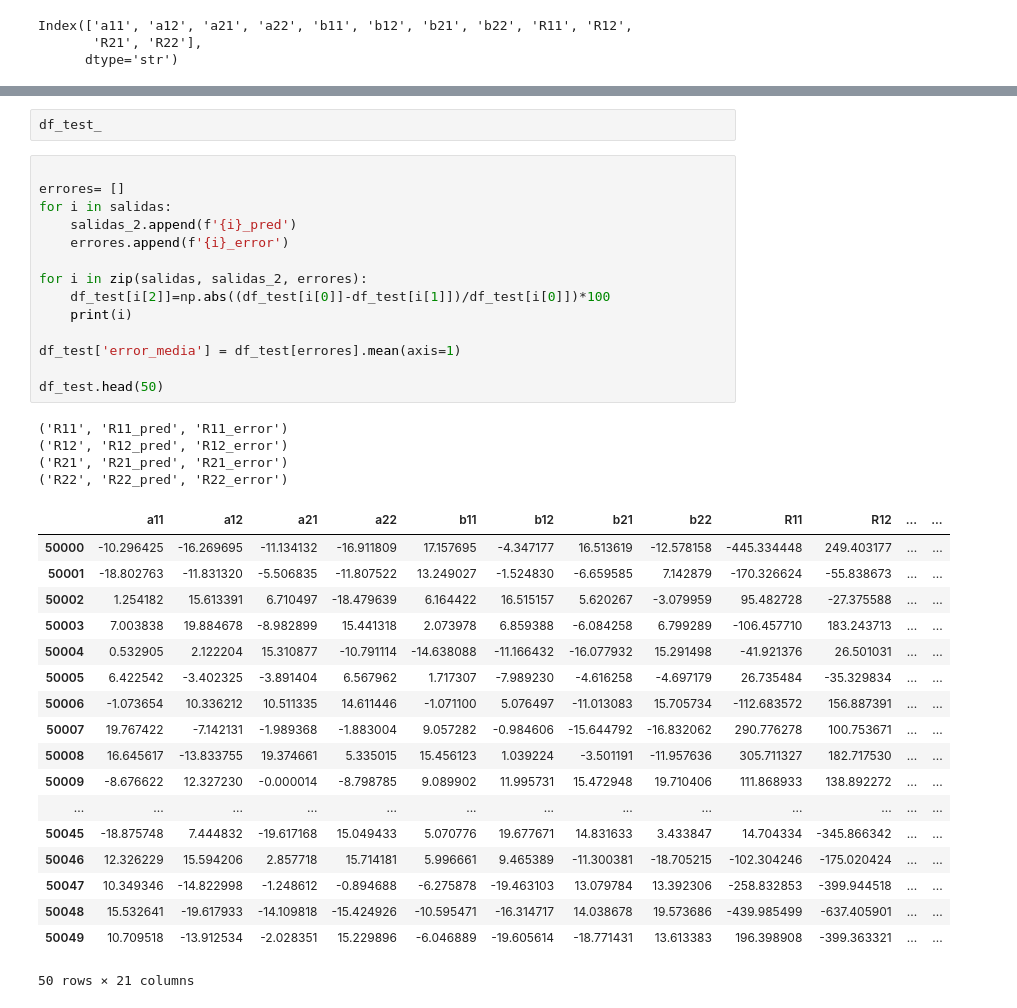
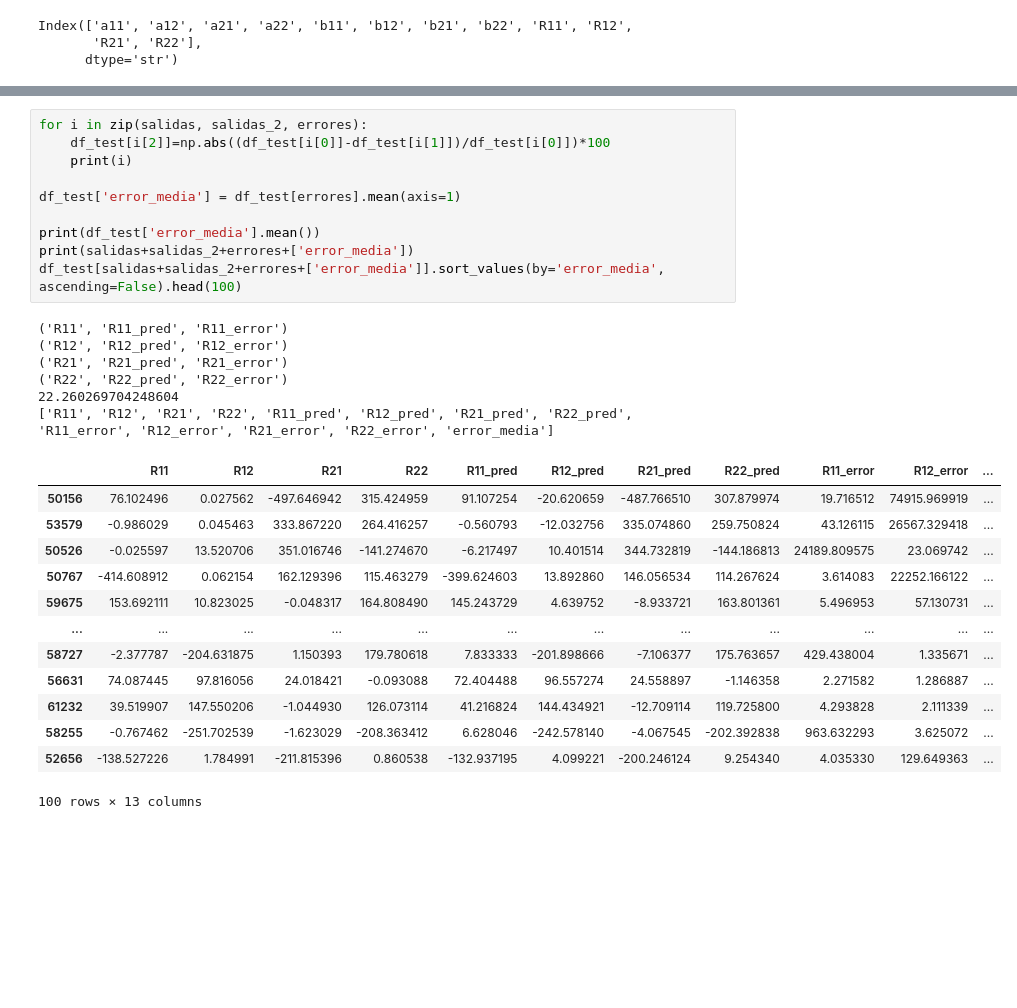
Before and after one commit to JavierTovar19/IA_minibots_T6-machine_learning, a Jupyter notebook: Codigo/P1_matrix_multiplication.ipynb, the cells around one changed output, grey strips where cells are left out. Cells and saved outputs as stored; diff of their text form; blank space fills up the shorter version.

```diff
--- a/Codigo/P1_matrix_multiplication.ipynb
+++ b/Codigo/P1_matrix_multiplication.ipynb
@@ -151,39 +152,30 @@ clasificar_dataframe(df_test, red, entradas, salidas_2)
-# %%
-df_test_
 # %%
-
-errores= []
-for i in salidas:
-    salidas_2.append(f'{i}_pred')
-    errores.append(f'{i}_error')
-
 for i in zip(salidas, salidas_2, errores):
     df_test[i[2]]=np.abs((df_test[i[0]]-df_test[i[1]])/df_test[i[0]])*100
     print(i)
 
 df_test['error_media'] = df_test[errores].mean(axis=1)
 
-df_test.head(50)
+print(df_test['error_media'].mean())
+print(salidas+salidas_2+errores+['error_media'])
+df_test[salidas+salidas_2+errores+['error_media']].sort_values(by='error_media', ascending=False).head(100)
 # %% [output]
 ('R11', 'R11_pred', 'R11_error')
 ('R12', 'R12_pred', 'R12_error')
 ('R21', 'R21_pred', 'R21_error')
 ('R22', 'R22_pred', 'R22_error')
+22.260269704248604
+['R11', 'R12', 'R21', 'R22', 'R11_pred', 'R12_pred', 'R21_pred', 'R22_pred', 'R11_error', 'R12_error', 'R21_error', 'R22_error', 'error_media']
-|  | a11 | a12 | a21 | a22 | b11 | b12 | b21 | b22 | R11 | R12 | ... | ... |
-| 50000 | -10.296425 | -16.269695 | -11.134132 | -16.911809 | 17.157695 | -4.347177 | 16.513619 | -12.578158 | -445.334448 | 249.403177 | ... | ... |
-| 50001 | -18.802763 | -11.831320 | -5.506835 | -11.807522 | 13.249027 | -1.524830 | -6.659585 | 7.142879 | -170.326624 | -55.838673 | ... | ... |
-| 50002 | 1.254182 | 15.613391 | 6.710497 | -18.479639 | 6.164422 | 16.515157 | 5.620267 | -3.079959 | 95.482728 | -27.375588 | ... | ... |
-| 50003 | 7.003838 | 19.884678 | -8.982899 | 15.441318 | 2.073978 | 6.859388 | -6.084258 | 6.799289 | -106.457710 | 183.243713 | ... | ... |
-| 50004 | 0.532905 | 2.122204 | 15.310877 | -10.791114 | -14.638088 | -11.166432 | -16.077932 | 15.291498 | -41.921376 | 26.501031 | ... | ... |
-| 50005 | 6.422542 | -3.402325 | -3.891404 | 6.567962 | 1.717307 | -7.989230 | -4.616258 | -4.697179 | 26.735484 | -35.329834 | ... | ... |
-| 50006 | -1.073654 | 10.336212 | 10.511335 | 14.611446 | -1.071100 | 5.076497 | -11.013083 | 15.705734 | -112.683572 | 156.887391 | ... | ... |
-| 50007 | 19.767422 | -7.142131 | -1.989368 | -1.883004 | 9.057282 | -0.984606 | -15.644792 | -16.832062 | 290.776278 | 100.753671 | ... | ... |
-| 50008 | 16.645617 | -13.833755 | 19.374661 | 5.335015 | 15.456123 | 1.039224 | -3.501191 | -11.957636 | 305.711327 | 182.717530 | ... | ... |
-| 50009 | -8.676622 | 12.327230 | -0.000014 | -8.798785 | 9.089902 | 11.995731 | 15.472948 | 19.710406 | 111.868933 | 138.892272 | ... | ... |
-| ... | ... | ... | ... | ... | ... | ... | ... | ... | ... | ... | ... | ... |
-| 50045 | -18.875748 | 7.444832 | -19.617168 | 15.049433 | 5.070776 | 19.677671 | 14.831633 | 3.433847 | 14.704334 | -345.866342 | ... | ... |
-| 50046 | 12.326229 | 15.594206 | 2.857718 | 15.714181 | 5.996661 | 9.465389 | -11.300381 | -18.705215 | -102.304246 | -175.020424 | ... | ... |
-| 50047 | 10.349346 | -14.822998 | -1.248612 | -0.894688 | -6.275878 | -19.463103 | 13.079784 | 13.392306 | -258.832853 | -399.944518 | ... | ... |
-| 50048 | 15.532641 | -19.617933 | -14.109818 | -15.424926 | -10.595471 | -16.314717 | 14.038678 | 19.573686 | -439.985499 | -637.405901 | ... | ... |
-| 50049 | 10.709518 | -13.912534 | -2.028351 | 15.229896 | -6.046889 | -19.605614 | -18.771431 | 13.613383 | 196.398908 | -399.363321 | ... | ... |
+|  | R11 | R12 | R21 | R22 | R11_pred | R12_pred | R21_pred | R22_pred | R11_error | R12_error | ... |
+| 50156 | 76.102496 | 0.027562 | -497.646942 | 315.424959 | 91.107254 | -20.620659 | -487.766510 | 307.879974 | 19.716512 | 74915.969919 | ... |
+| 53579 | -0.986029 | 0.045463 | 333.867220 | 264.416257 | -0.560793 | -12.032756 | 335.074860 | 259.750824 | 43.126115 | 26567.329418 | ... |
+| 50526 | -0.025597 | 13.520706 | 351.016746 | -141.274670 | -6.217497 | 10.401514 | 344.732819 | -144.186813 | 24189.809575 | 23.069742 | ... |
+| 50767 | -414.608912 | 0.062154 | 162.129396 | 115.463279 | -399.624603 | 13.892860 | 146.056534 | 114.267624 | 3.614083 | 22252.166122 | ... |
+| 59675 | 153.692111 | 10.823025 | -0.048317 | 164.808490 | 145.243729 | 4.639752 | -8.933721 | 163.801361 | 5.496953 | 57.130731 | ... |
+| ... | ... | ... | ... | ... | ... | ... | ... | ... | ... | ... | ... |
+| 58727 | -2.377787 | -204.631875 | 1.150393 | 179.780618 | 7.833333 | -201.898666 | -7.106377 | 175.763657 | 429.438004 | 1.335671 | ... |
+| 56631 | 74.087445 | 97.816056 | 24.018421 | -0.093088 | 72.404488 | 96.557274 | 24.558897 | -1.146358 | 2.271582 | 1.286887 | ... |
+| 61232 | 39.519907 | 147.550206 | -1.044930 | 126.073114 | 41.216824 | 144.434921 | -12.709114 | 119.725800 | 4.293828 | 2.111339 | ... |
+| 58255 | -0.767462 | -251.702539 | -1.623029 | -208.363412 | 6.628046 | -242.578140 | -4.067545 | -202.392838 | 963.632293 | 3.625072 | ... |
+| 52656 | -138.527226 | 1.784991 | -211.815396 | 0.860538 | -132.937195 | 4.099221 | -200.246124 | 9.254340 | 4.035330 | 129.649363 | ... |
-50 rows × 21 columns
+100 rows × 13 columns
```
Also changed, not shown: parts of 8 cells of this notebook.
